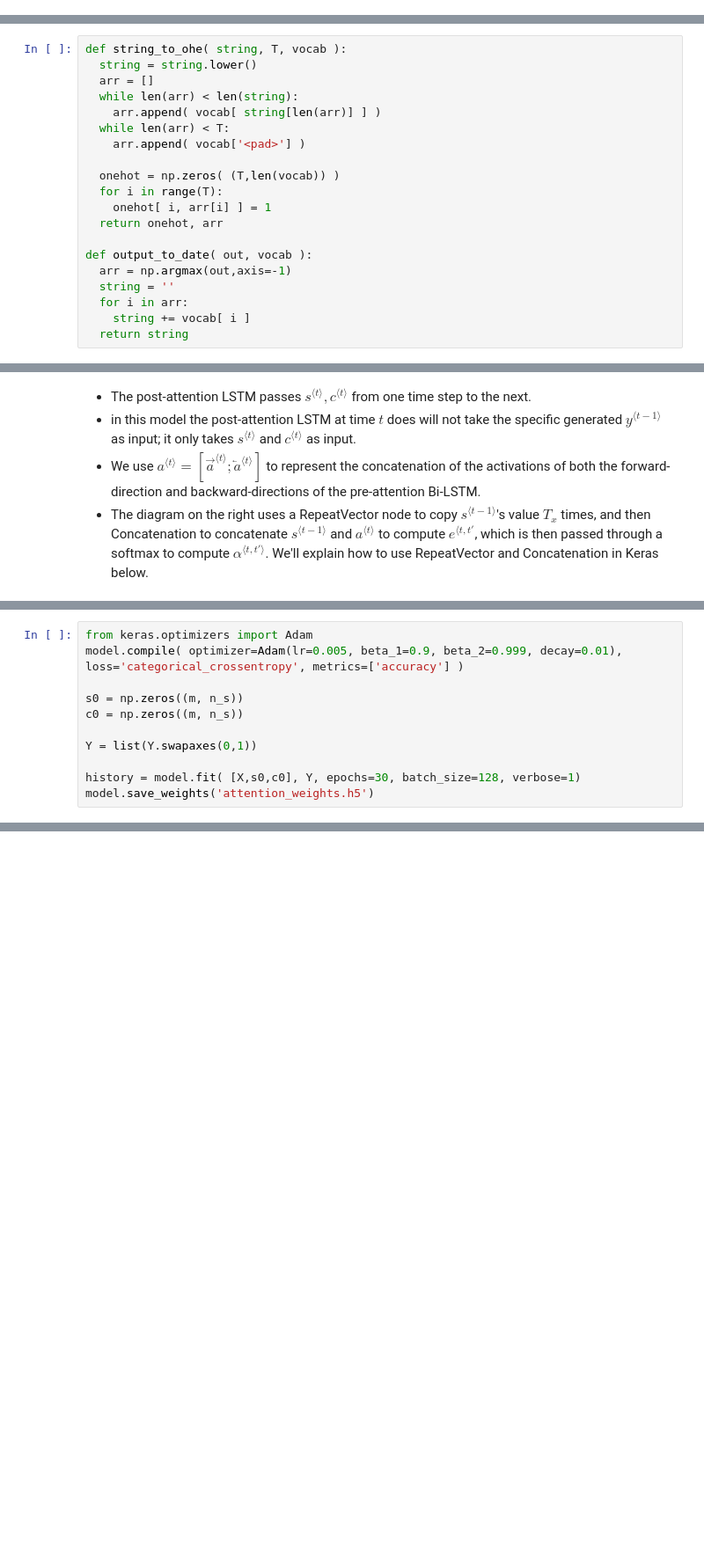
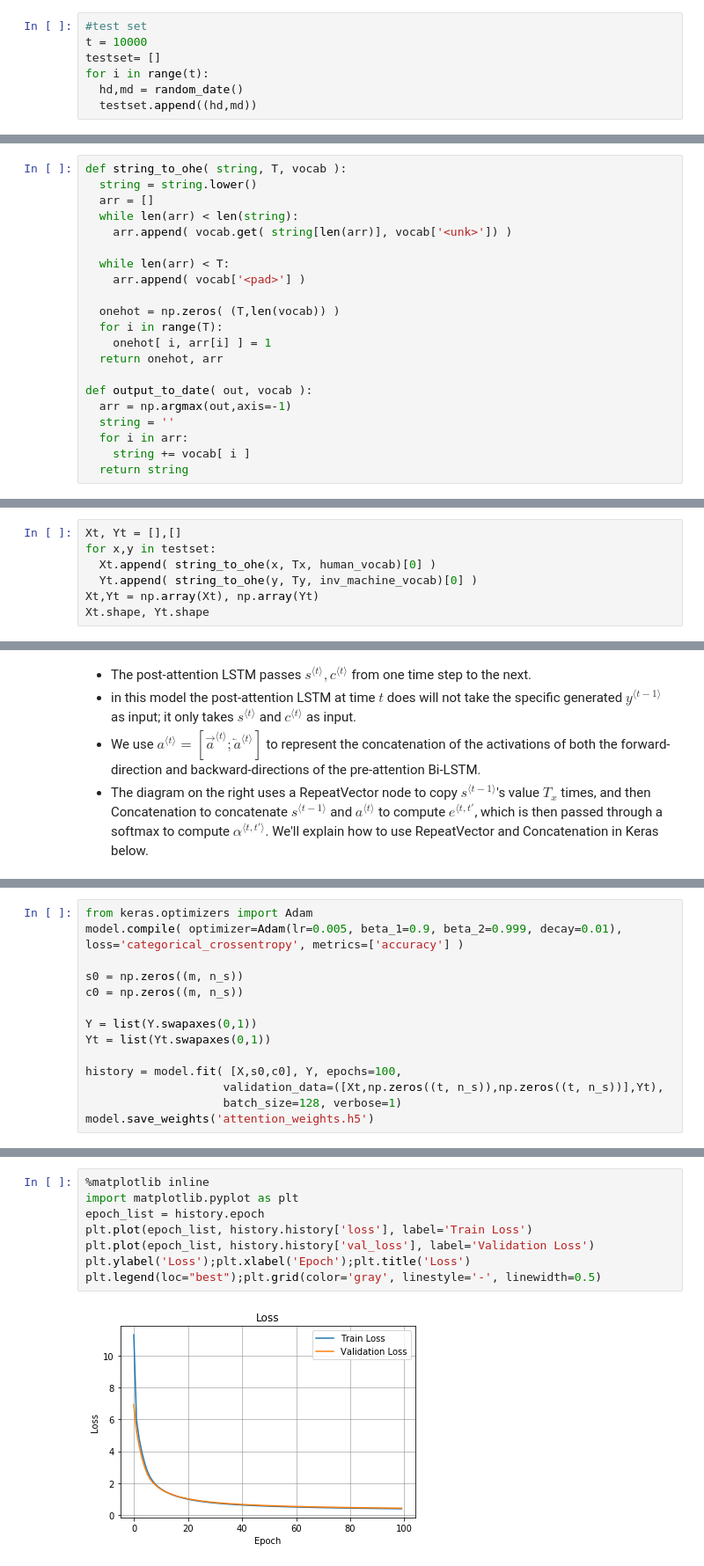
Before and after one commit to adityajn105/Attention-Based-Machine-Translation-Demo, a Jupyter notebook: Attention_Based_Machine_Translation.ipynb, the cells around one changed output, grey strips where cells are left out. Shown at 88% size. Cells and saved outputs as stored; diff of their text form; blank space fills up the shorter version.

```diff
--- a/Attention_Based_Machine_Translation.ipynb
+++ b/Attention_Based_Machine_Translation.ipynb
@@ -85,3 +85,10 @@ dataset[:10]
+# %%
+#test set
+t = 10000
+testset= []
+for i in range(t):
+  hd,md = random_date()
+  testset.append((hd,md))
 # %%
 HUMAN_VOCAB = len(human_vocab)
 MACHINE_VOCAB = len(machine_vocab)
@@ -98,7 +105,8 @@ def string_to_ohe( string, T, vocab ):
   string = string.lower()
   arr = []
   while len(arr) < len(string):
-    arr.append( vocab[ string[len(arr)] ] )
+    arr.append( vocab.get( string[len(arr)], vocab['<unk>']) )
+
   while len(arr) < T:
     arr.append( vocab['<pad>'] )
 
@@ -125,0 +134,7 @@ X.shape, Y.shape
+# %%
+Xt, Yt = [],[]
+for x,y in testset:
+  Xt.append( string_to_ohe(x, Tx, human_vocab)[0] )
+  Yt.append( string_to_ohe(y, Ty, inv_machine_vocab)[0] )
+Xt,Yt = np.array(Xt), np.array(Yt)
+Xt.shape, Yt.shape
@@ -184,7 +200,10 @@ s0 = np.zeros((m, n_s))
 c0 = np.zeros((m, n_s))
 
 Y = list(Y.swapaxes(0,1))
+Yt = list(Yt.swapaxes(0,1))
 
-history = model.fit( [X,s0,c0], Y, epochs=30, batch_size=128, verbose=1)
+history = model.fit( [X,s0,c0], Y, epochs=100,
+                    validation_data=([Xt,np.zeros((t, n_s)),np.zeros((t, n_s))],Yt),
+                    batch_size=128, verbose=1)
 model.save_weights('attention_weights.h5')
 # %% [output]
@@ -208,3 +227,13 @@ Epoch 30/30
+# %%
+%matplotlib inline
+import matplotlib.pyplot as plt
+epoch_list = history.epoch
+plt.plot(epoch_list, history.history['loss'], label='Train Loss')
+plt.plot(epoch_list, history.history['val_loss'], label='Validation Loss')
+plt.ylabel('Loss');plt.xlabel('Epoch');plt.title('Loss')
+plt.legend(loc="best");plt.grid(color='gray', linestyle='-', linewidth=0.5)
+# %% [output]
+[figure, added]
 # %%
 model.load_weights('attention_weights.h5')
 def getTranslation(date,model):
```
Also changed, not shown: parts of 13 cells of this notebook, 6 other files.
